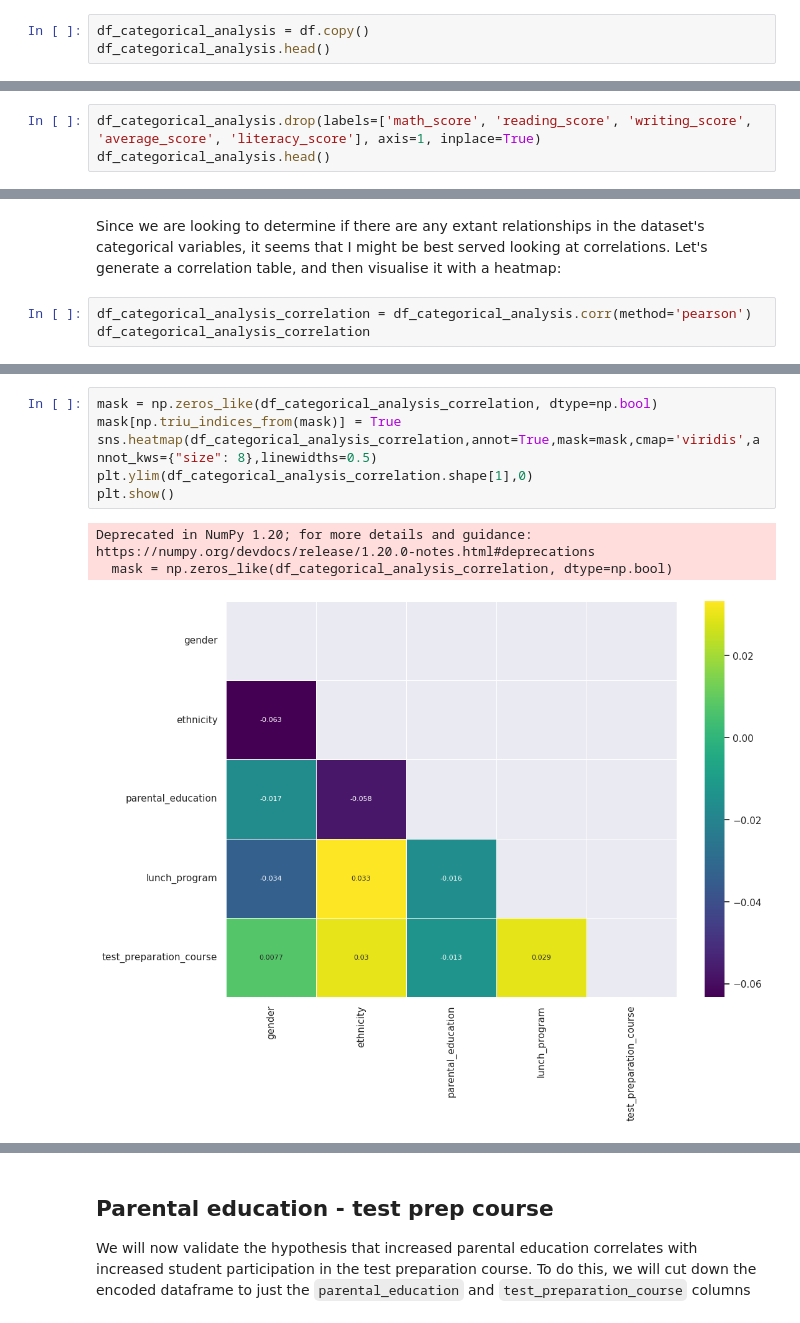
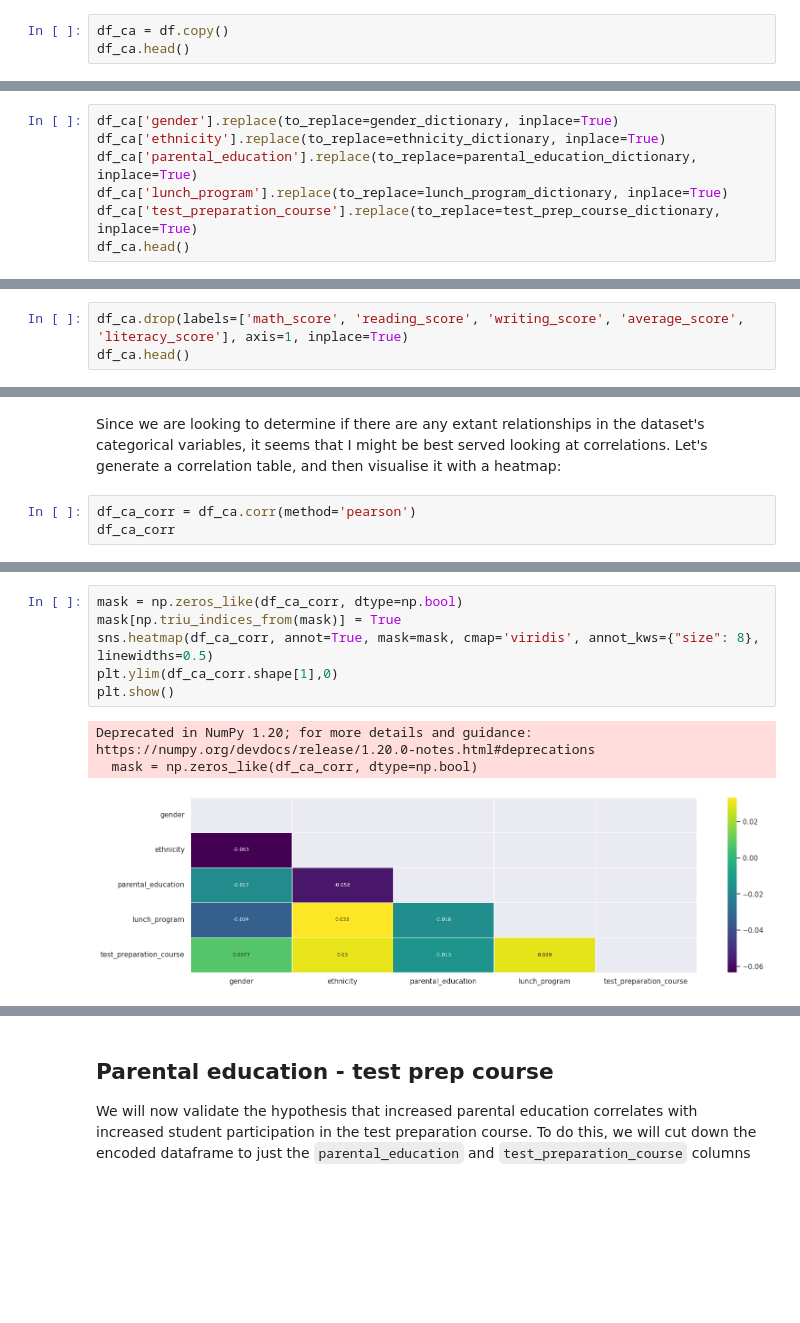
Before and after one commit to AdamBoley/Exam-Scores-Analysis, a Jupyter notebook: jupyter_notebooks/04-DataAnalysis3.ipynb, the cells around one changed output, grey strips where cells are left out. Drawn from its saved outputs; the diff is of its cells as text; blank space fills up the shorter version.

Commit message:
finish analysis of categorical variables

```diff
--- a/jupyter_notebooks/04-DataAnalysis3.ipynb
+++ b/jupyter_notebooks/04-DataAnalysis3.ipynb
@@ -89,8 +90,8 @@ To do this, we will need to encode our categorical variable columns with numeric
 # %% [markdown]
 Firstly, we will instantiate a copy of the dataframe with which to work.
 # %%
-df_categorical_analysis = df.copy()
-df_categorical_analysis.head()
+df_ca = df.copy()
+df_ca.head()
 # %% [output]
 |  | gender | ethnicity | parental_education | lunch_program | test_preparation_course | math_score | ... |
 | 0 | male | group A | high school | standard | completed | 67 | ... |
@@ -194,0 +138,7 @@ df_categorical_analysis.head()
+# %%
+df_ca['gender'].replace(to_replace=gender_dictionary, inplace=True)
+df_ca['ethnicity'].replace(to_replace=ethnicity_dictionary, inplace=True)
+df_ca['parental_education'].replace(to_replace=parental_education_dictionary, inplace=True)
+df_ca['lunch_program'].replace(to_replace=lunch_program_dictionary, inplace=True)
+df_ca['test_preparation_course'].replace(to_replace=test_prep_course_dictionary, inplace=True)
+df_ca.head()
@@ -195,8 +152,8 @@ df_categorical_analysis.head()
 # %% [markdown]
 To simplify matters, and because we are only considering the (formerly) categorical variables, we can safely drop the student test scores
 # %%
-df_categorical_analysis.drop(labels=['math_score', 'reading_score', 'writing_score', 'average_score', 'literacy_score'], axis=1, inplace=True)
-df_categorical_analysis.head()
+df_ca.drop(labels=['math_score', 'reading_score', 'writing_score', 'average_score', 'literacy_score'], axis=1, inplace=True)
+df_ca.head()
 # %% [output]
 |  | gender | ethnicity | parental_education | lunch_program | test_preparation_course |
 | 0 | 1 | 1 | 2 | 1 | 1 |
@@ -207,8 +164,8 @@ df_categorical_analysis.head()
 # %% [markdown]
 Since we are looking to determine if there are any extant relationships in the dataset's categorical variables, it seems that I might be best served looking at correlations. Let's generate a correlation table, and then visualise it with a heatmap:
 # %%
-df_categorical_analysis_correlation = df_categorical_analysis.corr(method='pearson')
-df_categorical_analysis_correlation
+df_ca_corr = df_ca.corr(method='pearson')
+df_ca_corr
 # %% [output]
 |  | gender | ethnicity | parental_education | lunch_program | test_preparation_course |
 | gender | 1.000000 | -0.063231 | -0.016830 | -0.033962 | 0.007653 |
@@ -217,15 +174,15 @@ df_categorical_analysis_correlation
 | lunch_program | -0.033962 | 0.033335 | -0.016037 | 1.000000 | 0.029267 |
 | test_preparation_course | 0.007653 | 0.029828 | -0.013075 | 0.029267 | 1.000000 |
 # %%
-mask = np.zeros_like(df_categorical_analysis_correlation, dtype=np.bool)
+mask = np.zeros_like(df_ca_corr, dtype=np.bool)
 mask[np.triu_indices_from(mask)] = True
-sns.heatmap(df_categorical_analysis_correlation,annot=True,mask=mask,cmap='viridis',annot_kws={"size": 8},linewidths=0.5)
-plt.ylim(df_categorical_analysis_correlation.shape[1],0)
+sns.heatmap(df_ca_corr, annot=True, mask=mask, cmap='viridis', annot_kws={"size": 8}, linewidths=0.5)
+plt.ylim(df_ca_corr.shape[1],0)
 plt.show()
 # %% [output]
 Deprecated in NumPy 1.20; for more details and guidance: https://numpy.org/devdocs/release/1.20.0-notes.html#deprecations
-  mask = np.zeros_like(df_categorical_analysis_correlation, dtype=np.bool)
+  mask = np.zeros_like(df_ca_corr, dtype=np.bool)
-[figure, old version]
+[figure, new version]
 # %% [markdown]
 It seems that the correlation method has failed to reveal any significant relationships - we see that the correlation table and the heatmap shows very weak correlations. This may mean that the categorical variables are truly independent, and that none of them has any meaningful influence on the others. However, we should investigate further before we can say this for sure. It may just be that the correlation analysis cannot extract meaningful relationships from numerical values over a small range.
 
```
Also changed, not shown: parts of 126 cells of this notebook, 1 other file.
